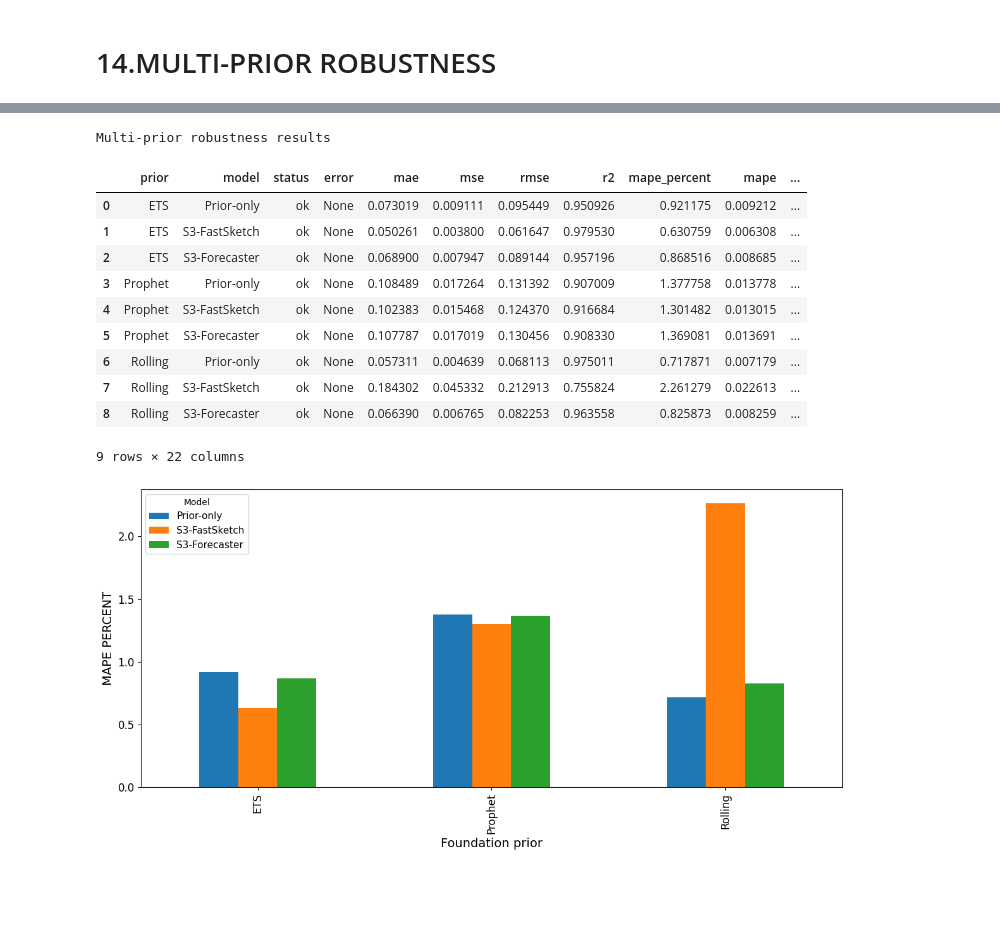
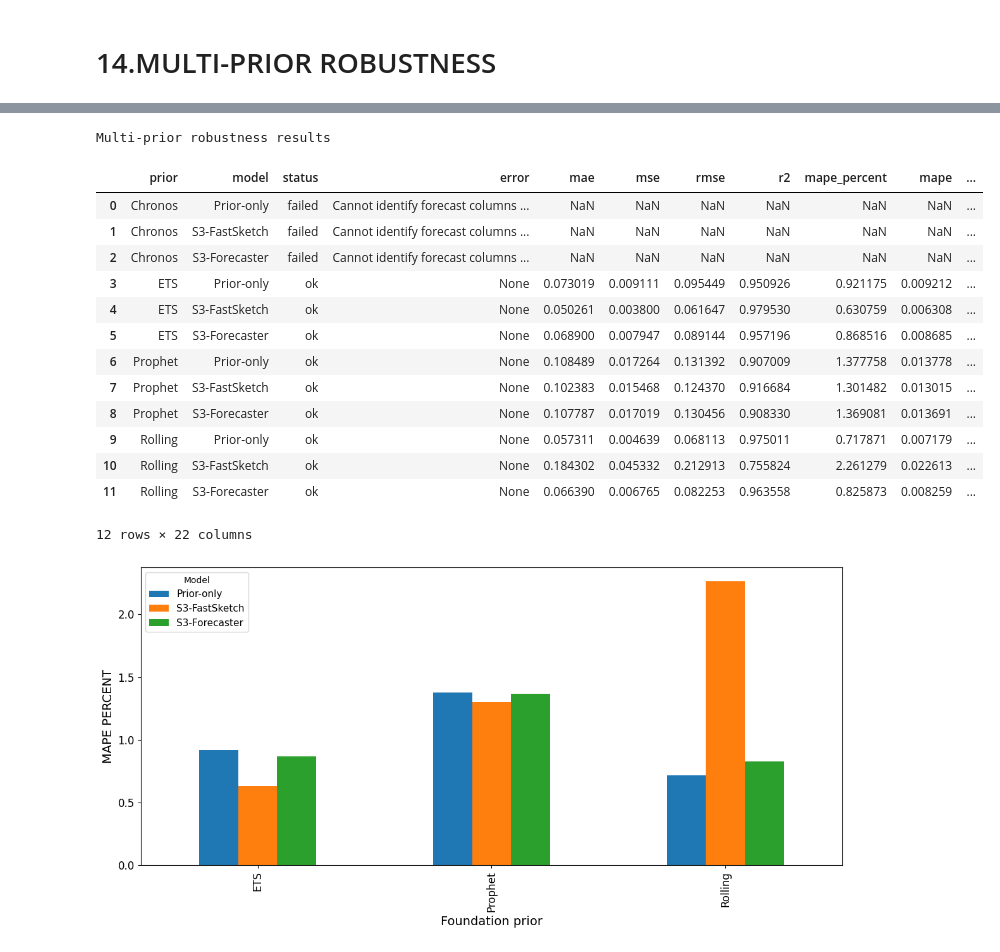
Before and after one commit to AlejoPatigno/S3Forecaster-S3FastSketch, a Jupyter notebook: notebooks/S3Forecaster_S3FastSketch_Tourism.ipynb, the cells around one changed output, grey strips where cells are left out. Drawn from its saved outputs; the diff is of its cells as text; code cells hidden in the pictures; blank space fills up the shorter version.

Commit message:
Kaggle Notebook | S3Forecaster_S3FastSketch_Tourism | Version 3

```diff
--- a/notebooks/S3Forecaster_S3FastSketch_Tourism.ipynb
+++ b/notebooks/S3Forecaster_S3FastSketch_Tourism.ipynb
@@ -244,6 +244,8 @@ VAL_SIZE = 12
 APPLY_LOG_IF_POSITIVE = True
 BASELINE_CALIBRATION_RATIO = 0.20
 BASELINE_ACI_STEP_SIZE = 0.05
+RUN_CHRONOS_BASELINE = True
+RUN_CHRONOS_PRIOR = True
 
 RUN_MODE = "paper"
 if RUN_MODE == "paper":
@@ -290,6 +292,12 @@ if RUN_ARKAN:
         check=True,
     )
     print("Optional ARKAN dependency installed.")
+
+if RUN_CHRONOS_BASELINE or RUN_CHRONOS_PRIOR:
+    subprocess.run(
+        [sys.executable, "-m", "pip", "install", "-q", "chronos-forecasting>=2.3"],
+        check=True,
+    )
 # %% [output]
 Optional ARKAN dependency installed.
 # %% [markdown]
@@ -564,6 +572,11 @@ Test finite: True
 # %% [markdown]
 ## 5. Fixed Tourism Monthly baseline hyperparameters
 # %%
+CHRONOS_KWARGS = {
+    "model_id": "amazon/chronos-bolt-small",
+    "device_map": "cpu",
+}
+
 BASELINE_PARAMS_ORIGINAL = {'CNN': {'input_window': 11,
          'filters': 16,
          'kernel_size': 5,
@@ -693,6 +706,13 @@ BASELINE_ORDER = [
     "ETS",
 ]
 
+BASELINE_DISPLAY_NAMES["Chronos"] = "Chronos"
+
+if RUN_CHRONOS_BASELINE:
+    BASELINE_PARAMS["Chronos"] = dict(CHRONOS_KWARGS)
+    if "Chronos" not in BASELINE_ORDER:
+        BASELINE_ORDER.append("Chronos")
+
 if not RUN_NEURAL_BASELINES:
     BASELINE_ORDER = [
         name
@@ -2845,6 +2883,9 @@ prior_factories = {
     ),
 }
 
+if RUN_CHRONOS_PRIOR:
+    prior_factories["Chronos"] = lambda: ChronosPrior(**CHRONOS_KWARGS)
+
 multi_prior = run_multi_prior_robustness(
     train_series=train_series,
     test_series=test_series,
@@ -2895,15 +2936,18 @@ multi_prior_summary.to_csv(
 Multi-prior robustness results
 |  | prior | model | status | error | mae | mse | rmse | r2 | mape_percent | mape | ... |
-| 0 | ETS | Prior-only | ok | None | 0.073019 | 0.009111 | 0.095449 | 0.950926 | 0.921175 | 0.009212 | ... |
-| 1 | ETS | S3-FastSketch | ok | None | 0.050261 | 0.003800 | 0.061647 | 0.979530 | 0.630759 | 0.006308 | ... |
-| 2 | ETS | S3-Forecaster | ok | None | 0.068900 | 0.007947 | 0.089144 | 0.957196 | 0.868516 | 0.008685 | ... |
-| 3 | Prophet | Prior-only | ok | None | 0.108489 | 0.017264 | 0.131392 | 0.907009 | 1.377758 | 0.013778 | ... |
-| 4 | Prophet | S3-FastSketch | ok | None | 0.102383 | 0.015468 | 0.124370 | 0.916684 | 1.301482 | 0.013015 | ... |
-| 5 | Prophet | S3-Forecaster | ok | None | 0.107787 | 0.017019 | 0.130456 | 0.908330 | 1.369081 | 0.013691 | ... |
-| 6 | Rolling | Prior-only | ok | None | 0.057311 | 0.004639 | 0.068113 | 0.975011 | 0.717871 | 0.007179 | ... |
-| 7 | Rolling | S3-FastSketch | ok | None | 0.184302 | 0.045332 | 0.212913 | 0.755824 | 2.261279 | 0.022613 | ... |
-| 8 | Rolling | S3-Forecaster | ok | None | 0.066390 | 0.006765 | 0.082253 | 0.963558 | 0.825873 | 0.008259 | ... |
+| 0 | Chronos | Prior-only | failed | Cannot identify forecast columns ... | NaN | NaN | NaN | NaN | NaN | NaN | ... |
+| 1 | Chronos | S3-FastSketch | failed | Cannot identify forecast columns ... | NaN | NaN | NaN | NaN | NaN | NaN | ... |
+| 2 | Chronos | S3-Forecaster | failed | Cannot identify forecast columns ... | NaN | NaN | NaN | NaN | NaN | NaN | ... |
+| 3 | ETS | Prior-only | ok | None | 0.073019 | 0.009111 | 0.095449 | 0.950926 | 0.921175 | 0.009212 | ... |
+| 4 | ETS | S3-FastSketch | ok | None | 0.050261 | 0.003800 | 0.061647 | 0.979530 | 0.630759 | 0.006308 | ... |
+| 5 | ETS | S3-Forecaster | ok | None | 0.068900 | 0.007947 | 0.089144 | 0.957196 | 0.868516 | 0.008685 | ... |
+| 6 | Prophet | Prior-only | ok | None | 0.108489 | 0.017264 | 0.131392 | 0.907009 | 1.377758 | 0.013778 | ... |
+| 7 | Prophet | S3-FastSketch | ok | None | 0.102383 | 0.015468 | 0.124370 | 0.916684 | 1.301482 | 0.013015 | ... |
+| 8 | Prophet | S3-Forecaster | ok | None | 0.107787 | 0.017019 | 0.130456 | 0.908330 | 1.369081 | 0.013691 | ... |
+| 9 | Rolling | Prior-only | ok | None | 0.057311 | 0.004639 | 0.068113 | 0.975011 | 0.717871 | 0.007179 | ... |
+| 10 | Rolling | S3-FastSketch | ok | None | 0.184302 | 0.045332 | 0.212913 | 0.755824 | 2.261279 | 0.022613 | ... |
+| 11 | Rolling | S3-Forecaster | ok | None | 0.066390 | 0.006765 | 0.082253 | 0.963558 | 0.825873 | 0.008259 | ... |
-9 rows × 22 columns
+12 rows × 22 columns
 # %%
 # ============================================================
 # CELL 9 — MULTI-PRIOR TABLES AND FIGURES
```
Also changed, not shown: parts of 11 cells of this notebook.
